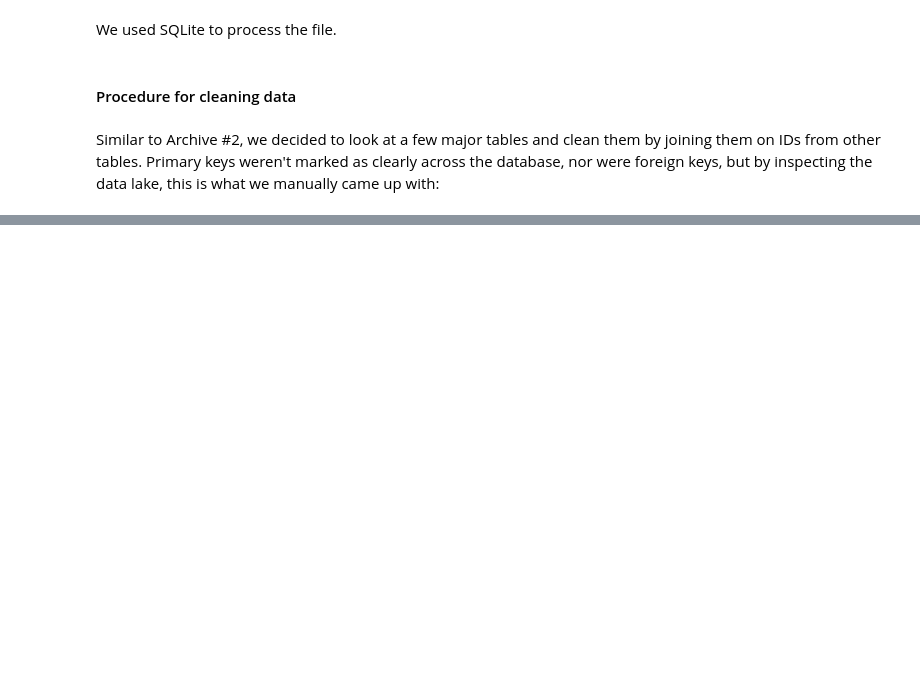
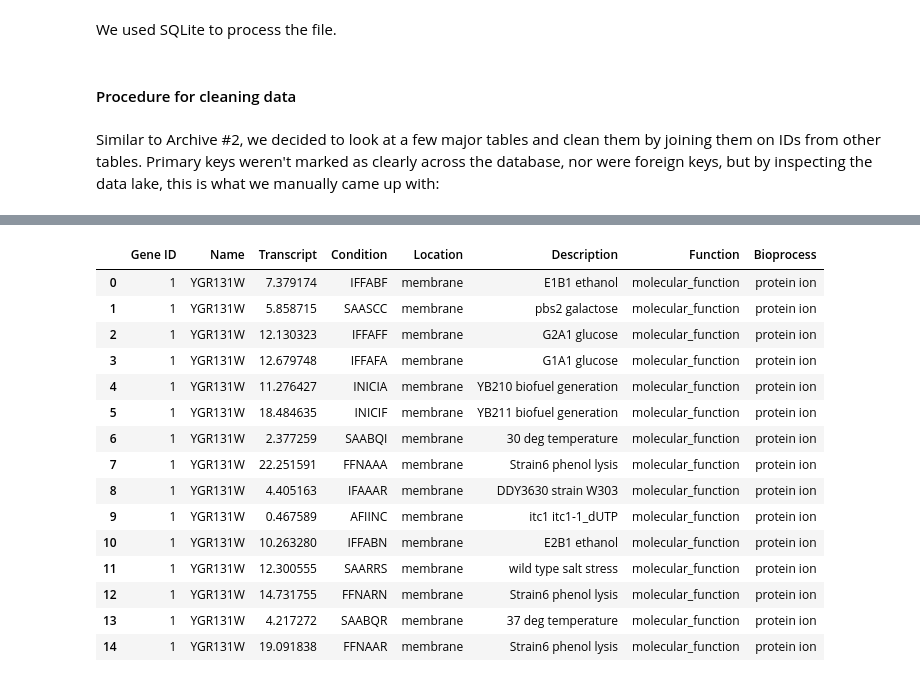
Before and after one commit to wanderingAviator/DataLakeProject, a Jupyter notebook: archive_4.ipynb, the cells around one changed output, grey strips where cells are left out. Saved outputs shown, nothing was run; the diff lists cells and outputs as text; code cells hidden in the pictures; blank space fills up the shorter version.

```diff
--- a/archive_4.ipynb
+++ b/archive_4.ipynb
@@ -53,8 +74,9 @@ Memberdf
 # %%
 Expressiondf = pd.merge(Expression, Genes, how="left", left_on="gene_id", right_on="id")
-Expressiondf = pd.merge(Expression, locations, how="left", left_on="location_id", right_on="id")
-Expressiondf = pd.merge(Expression, Molecular, how="left", left_on="function_id", right_on="id")
-Expressiondf = pd.merge(Expression, Bioprocess, how="left", left_on="bioprocess_id", right_on="id")
-Expressiondf = pd.merge(Expression, Treatment, how="left", left_on="treatment_id", right_on="id")
-Expressiondf = pd.merge(Expression, Description, how="left", left_on="meaning_id", right_on="id")
-Expressiondf
+Expressiondf = pd.merge(Expressiondf, Treatment, how="left", left_on="treatment_id", right_on="id")
+Expressiondf = pd.merge(Expressiondf, locations, how="left", left_on="location_id", right_on="id")
+Expressiondf = Expressiondf.drop(columns=['id','id_x','id_y'])
+
+Expressiondf = pd.merge(Expressiondf, Description, how="left", left_on="meaning_id", right_on="id")
+Expressiondf = pd.merge(Expressiondf, Molecular, how="left", left_on="function_id", right_on="id")
+Expressiondf = pd.merge(Expressiondf, Bioprocess, how="left", left_on="bioprocess_id", right_on="id")
@@ -101,0 +97,37 @@ locations
+# %%
+Expressiondf = Expressiondf[['gene_id',
+                             'name',
+                             'transcripts',
+                             'condition',
+                             'location',
+                             'meaning',
+                             'function',
+                             'process'
+                             ]]
+Expressiondf = Expressiondf.rename(columns={'gene_id': 'Gene ID',
+                                            'name': 'Name',
+                                            'transcripts': 'Transcript',
+                                            'condition': 'Condition',
+                                            'location': 'Location',
+                                            'meaning': 'Description',
+                                            'function': 'Function',
+                                            'process': 'Bioprocess'})
+# %%
+Expressiondf.head(15)
+# %% [output]
+|  | Gene ID | Name | Transcript | Condition | Location | Description | Function | Bioprocess |
+| 0 | 1 | YGR131W | 7.379174 | IFFABF | membrane | E1B1 ethanol | molecular_function | protein ion |
+| 1 | 1 | YGR131W | 5.858715 | SAASCC | membrane | pbs2 galactose | molecular_function | protein ion |
+| 2 | 1 | YGR131W | 12.130323 | IFFAFF | membrane | G2A1 glucose | molecular_function | protein ion |
+| 3 | 1 | YGR131W | 12.679748 | IFFAFA | membrane | G1A1 glucose | molecular_function | protein ion |
+| 4 | 1 | YGR131W | 11.276427 | INICIA | membrane | YB210 biofuel generation | molecular_function | protein ion |
+| 5 | 1 | YGR131W | 18.484635 | INICIF | membrane | YB211 biofuel generation | molecular_function | protein ion |
+| 6 | 1 | YGR131W | 2.377259 | SAABQI | membrane | 30 deg temperature | molecular_function | protein ion |
+| 7 | 1 | YGR131W | 22.251591 | FFNAAA | membrane | Strain6 phenol lysis | molecular_function | protein ion |
+| 8 | 1 | YGR131W | 4.405163 | IFAAAR | membrane | DDY3630 strain W303 | molecular_function | protein ion |
+| 9 | 1 | YGR131W | 0.467589 | AFIINC | membrane | itc1 itc1-1_dUTP | molecular_function | protein ion |
+| 10 | 1 | YGR131W | 10.263280 | IFFABN | membrane | E2B1 ethanol | molecular_function | protein ion |
+| 11 | 1 | YGR131W | 12.300555 | SAARRS | membrane | wild type salt stress | molecular_function | protein ion |
+| 12 | 1 | YGR131W | 14.731755 | FFNARN | membrane | Strain6 phenol lysis | molecular_function | protein ion |
+| 13 | 1 | YGR131W | 4.217272 | SAABQR | membrane | 37 deg temperature | molecular_function | protein ion |
+| 14 | 1 | YGR131W | 19.091838 | FFNAAR | membrane | Strain6 phenol lysis | molecular_function | protein ion |
```
Also changed, not shown: parts of 14 cells of this notebook.
